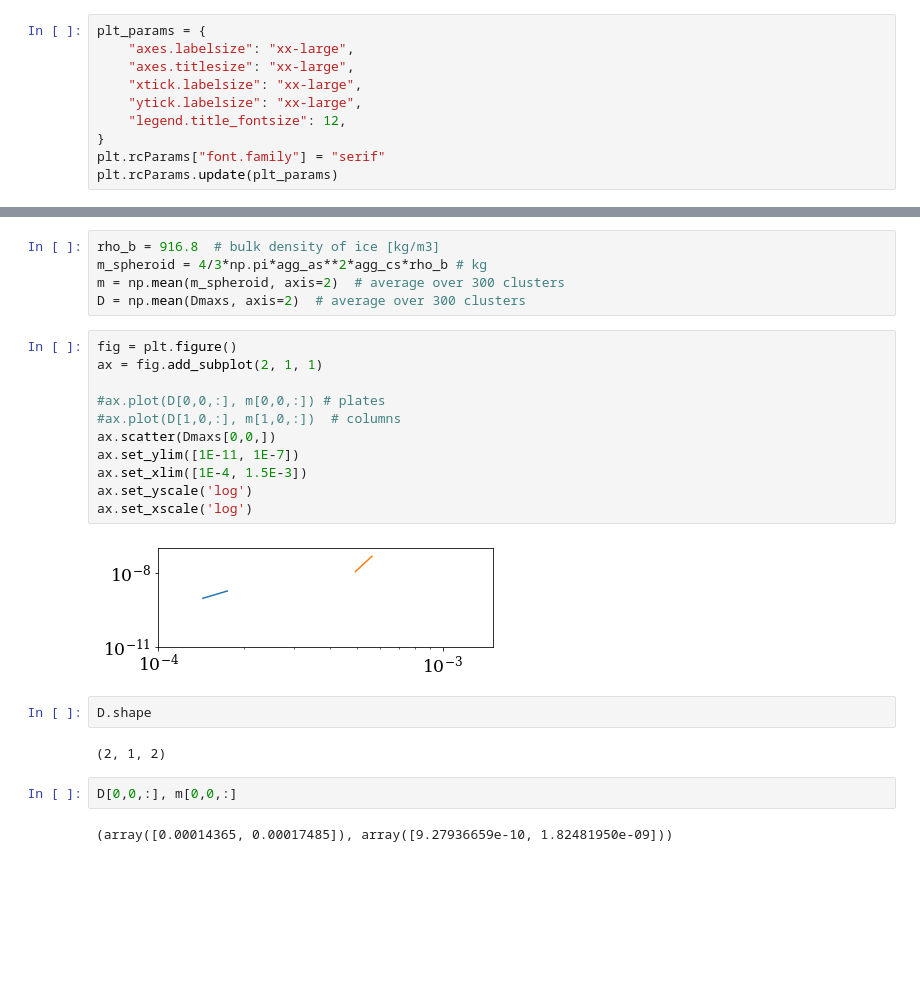
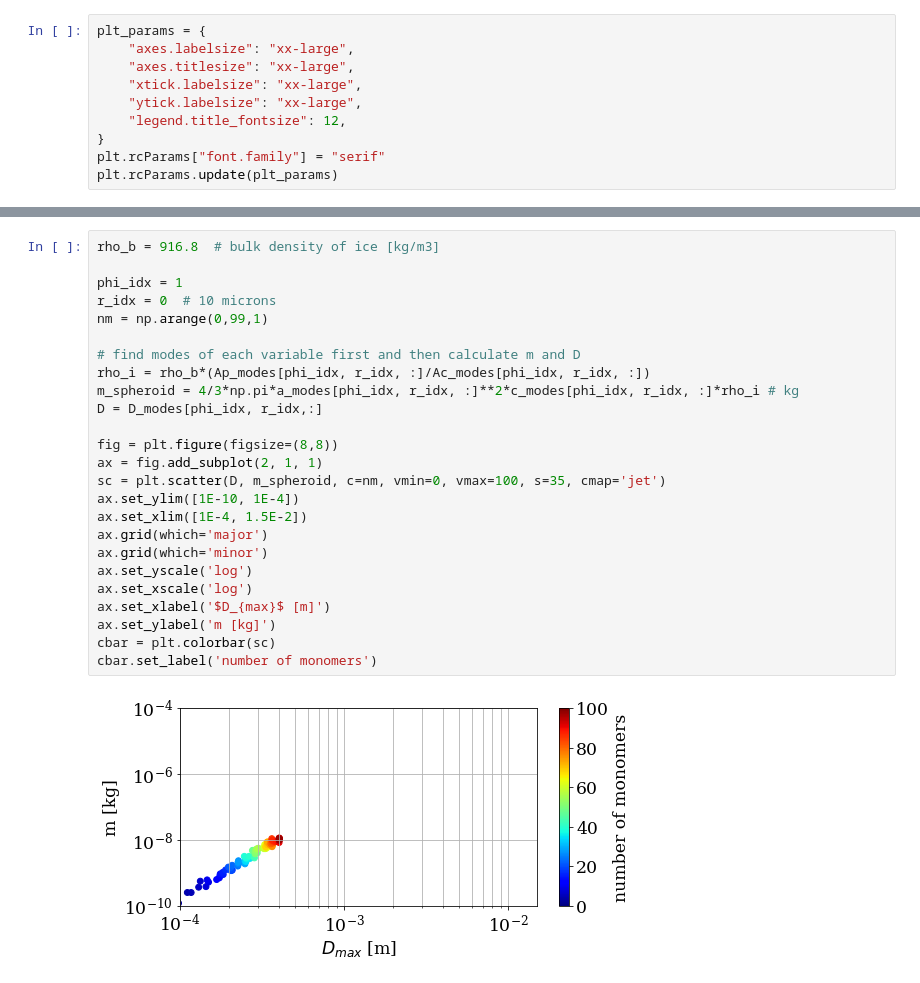
Before and after one commit to vprzybylo/IPAS, a Jupyter notebook: ipas/visualizations/m_D_relationships.ipynb, the cells around one changed output, grey strips where cells are left out. Saved outputs shown, nothing was run; the diff lists cells and outputs as text; blank space fills up the shorter version.

Commit message:
m-D plots

```diff
--- a/ipas/visualizations/m_D_relationships.ipynb
+++ b/ipas/visualizations/m_D_relationships.ipynb
@@ -32,26 +62,27 @@ Dmaxs = convert_to_m(Dmaxs)
-# %%
-rho_b = 916.8  # bulk density of ice [kg/m3]
-m_spheroid = 4/3*np.pi*agg_as**2*agg_cs*rho_b # kg
-m = np.mean(m_spheroid, axis=2)  # average over 300 clusters
-D = np.mean(Dmaxs, axis=2)  # average over 300 clusters
-# %%
-fig = plt.figure()
-ax = fig.add_subplot(2, 1, 1)
-
-#ax.plot(D[0,0,:], m[0,0,:]) # plates
-#ax.plot(D[1,0,:], m[1,0,:])  # columns
-ax.scatter(Dmaxs[0,0,])
-ax.set_ylim([1E-11, 1E-7])
-ax.set_xlim([1E-4, 1.5E-3])
-ax.set_yscale('log')
-ax.set_xscale('log')
-# %% [output]
-[figure, removed]
-# %%
-D.shape
-# %% [output]
-(2, 1, 2)
-# %%
-D[0,0,:], m[0,0,:]
-# %% [output]
-(array([0.00014365, 0.00017485]), array([9.27936659e-10, 1.82481950e-09]))
+# %%
+rho_b = 916.8  # bulk density of ice [kg/m3]
+
+phi_idx = 1
+r_idx = 0  # 10 microns
+nm = np.arange(0,99,1)
+
+# find modes of each variable first and then calculate m and D
+rho_i = rho_b*(Ap_modes[phi_idx, r_idx, :]/Ac_modes[phi_idx, r_idx, :])
+m_spheroid = 4/3*np.pi*a_modes[phi_idx, r_idx, :]**2*c_modes[phi_idx, r_idx, :]*rho_i # kg
+D = D_modes[phi_idx, r_idx,:]
+
+fig = plt.figure(figsize=(8,8))
+ax = fig.add_subplot(2, 1, 1)
+sc = plt.scatter(D, m_spheroid, c=nm, vmin=0, vmax=100, s=35, cmap='jet')
+ax.set_ylim([1E-10, 1E-4])
+ax.set_xlim([1E-4, 1.5E-2])
+ax.grid(which='major')
+ax.grid(which='minor')
+ax.set_yscale('log')
+ax.set_xscale('log')
+ax.set_xlabel('$D_{max}$ [m]')
+ax.set_ylabel('m [kg]')
+cbar = plt.colorbar(sc)
+cbar.set_label('number of monomers')
+# %% [output]
+[figure, added]
```
Also changed, not shown: parts of 9 cells of this notebook, 4 other files.
